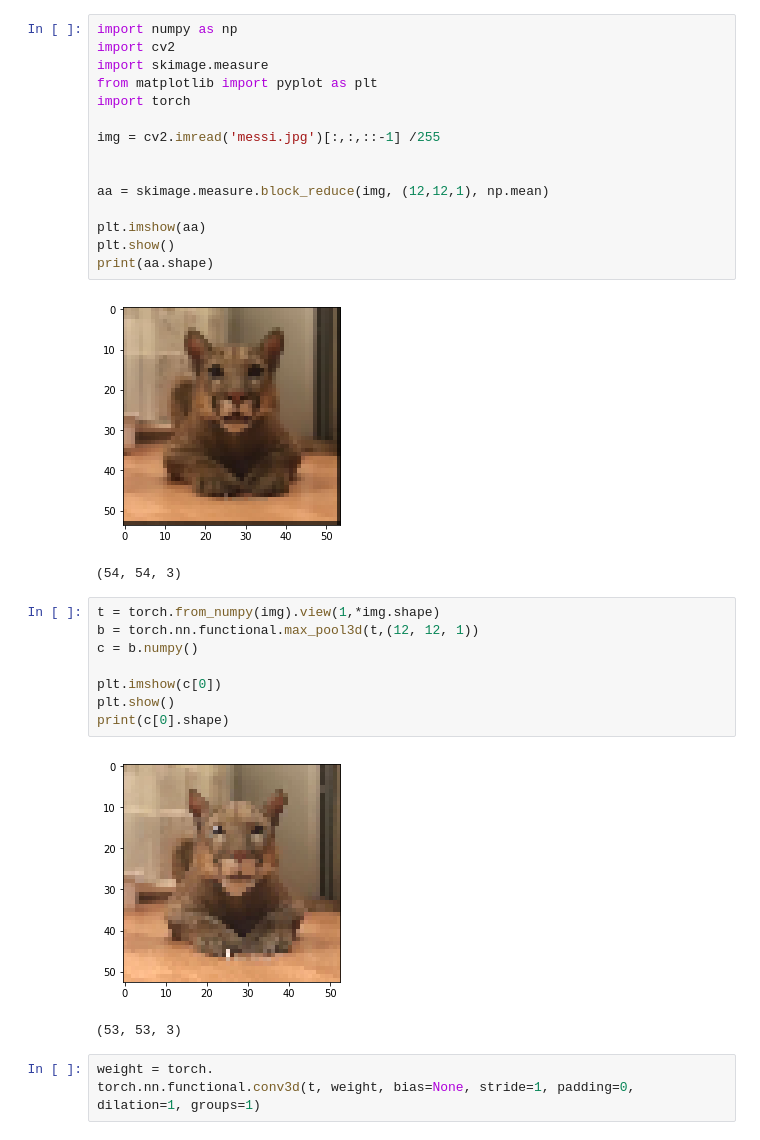
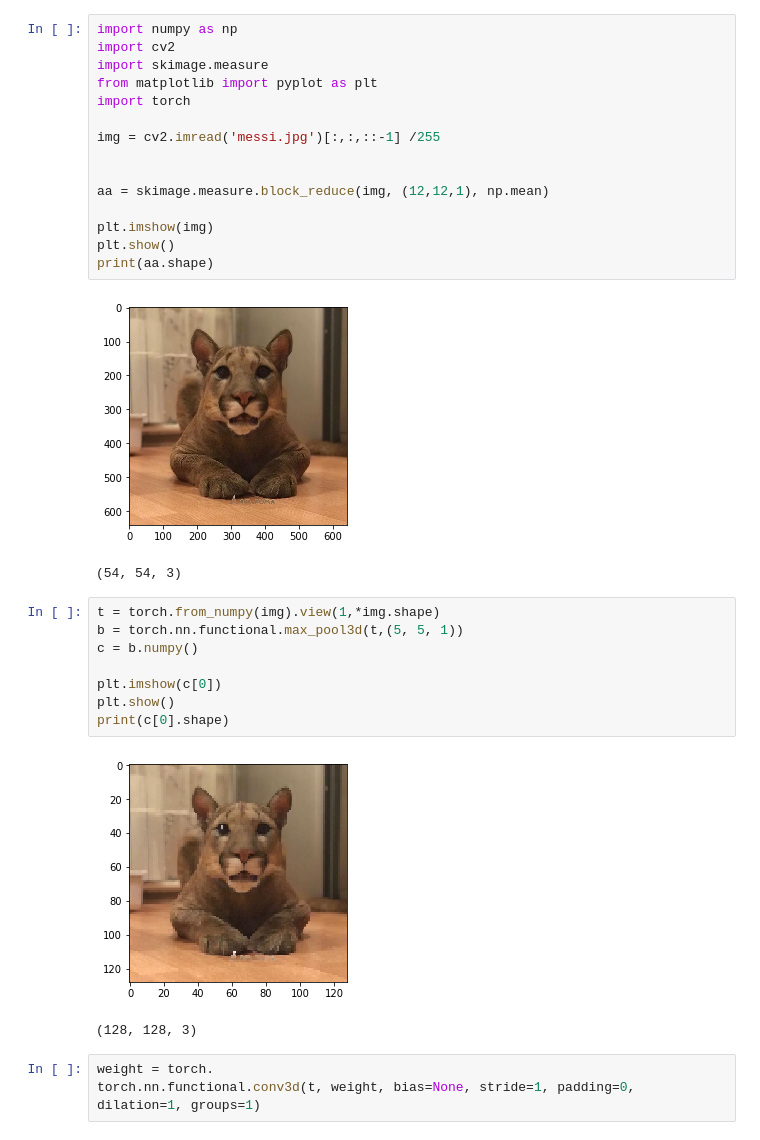
Before and after one commit to joshhu/chtpytorch, a Jupyter notebook: slides/Day3/用pytorch用一張圖做maxpooling.ipynb, the cells around one changed output. Cells and saved outputs as stored; diff of their text form.

```diff
--- a/slides/Day3/用pytorch用一張圖做maxpooling.ipynb
+++ b/slides/Day3/用pytorch用一張圖做maxpooling.ipynb
@@ -1,32 +1,32 @@
 # %%
 import numpy as np
 import cv2
 import skimage.measure
 from matplotlib import pyplot as plt
 import torch
 
 img = cv2.imread('messi.jpg')[:,:,::-1] /255
 
 
 aa = skimage.measure.block_reduce(img, (12,12,1), np.mean)
 
-plt.imshow(aa)
+plt.imshow(img)
 plt.show()
 print(aa.shape)
 # %% [output]
-[figure, old version]
+[figure, new version]
 (54, 54, 3)
 # %%
 t = torch.from_numpy(img).view(1,*img.shape)
-b = torch.nn.functional.max_pool3d(t,(12, 12, 1))
+b = torch.nn.functional.max_pool3d(t,(5, 5, 1))
 c = b.numpy()
 
 plt.imshow(c[0])
 plt.show()
 print(c[0].shape)
 # %% [output]
-[figure, old version]
+[figure, new version]
-(53, 53, 3)
+(128, 128, 3)
 # %%
 weight = torch.
 torch.nn.functional.conv3d(t, weight, bias=None, stride=1, padding=0, dilation=1, groups=1)
```
Also changed, not shown: 5 other files.
